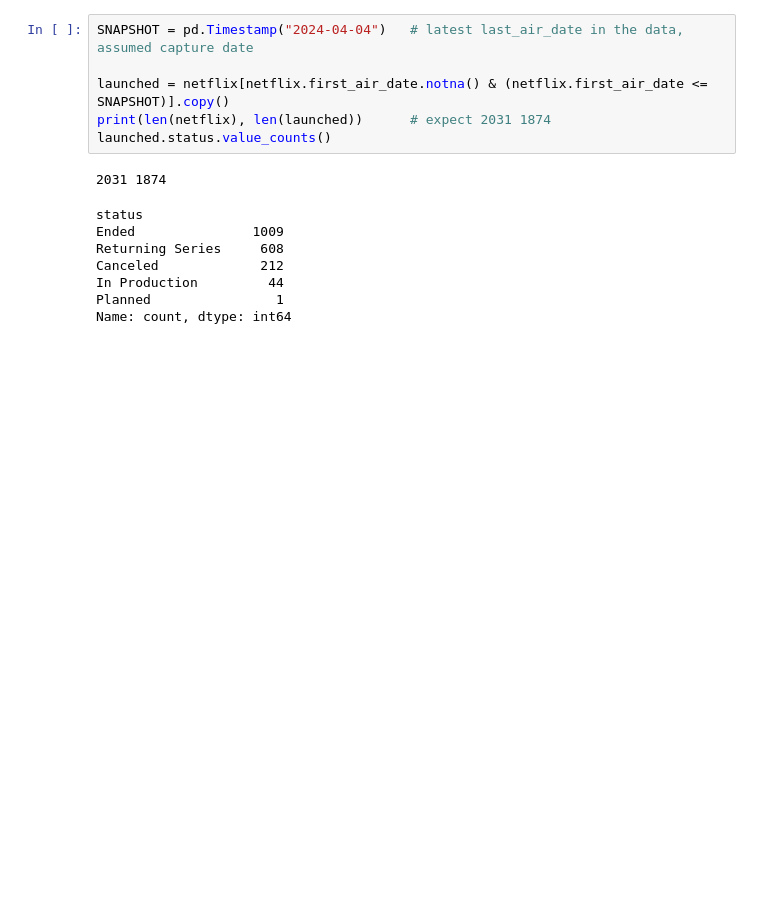
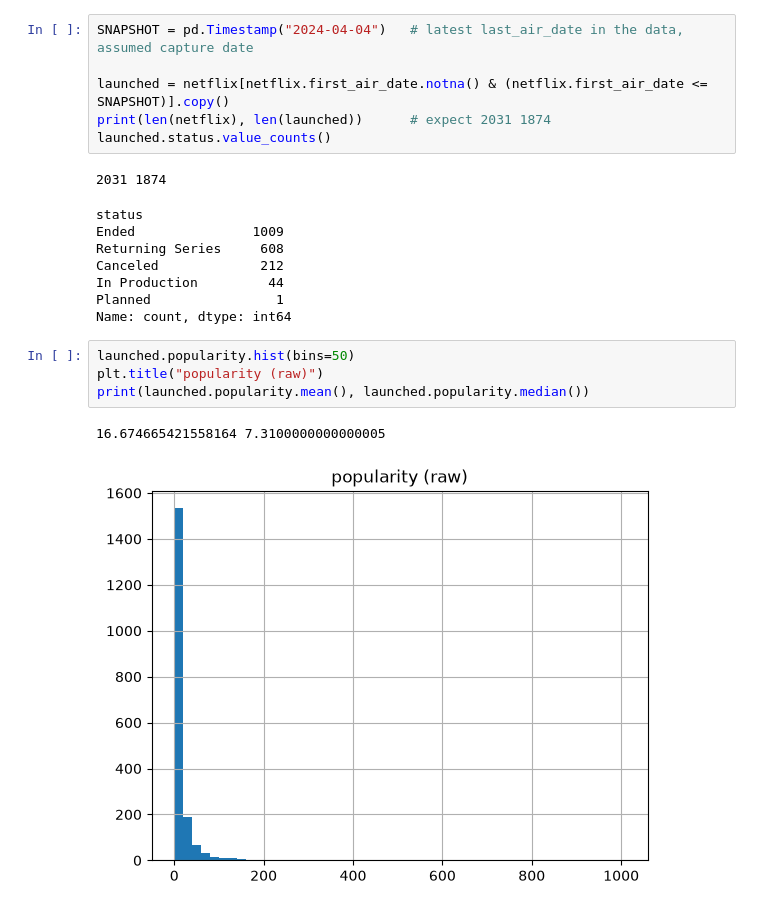
Before and after one commit to Emu-codein/tmdb_tv_shows, a Jupyter notebook: notebooks/eda.ipynb, the cells around one changed output. Cells and saved outputs as stored; diff of their text form; blank space fills up the shorter version.

Commit message:
Add EDA: target, launch year, type, genre and size relationships with notes
Co-Authored-By: Claude Sonnet 5.5 <noreply@anthropic.com>

```diff
--- a/notebooks/eda.ipynb
+++ b/notebooks/eda.ipynb
@@ -173,3 +173,10 @@ Canceled             212
 In Production         44
 Planned                1
 Name: count, dtype: int64
+# %%
+launched.popularity.hist(bins=50)
+plt.title("popularity (raw)")
+print(launched.popularity.mean(), launched.popularity.median())
+# %% [output]
+16.674665421558164 7.3100000000000005
+[figure, added]
```
Also changed, not shown: parts of 15 cells of this notebook.
